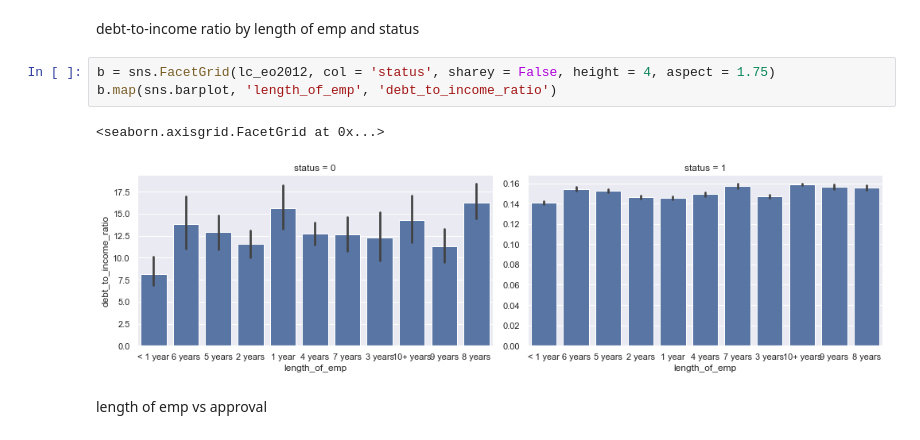
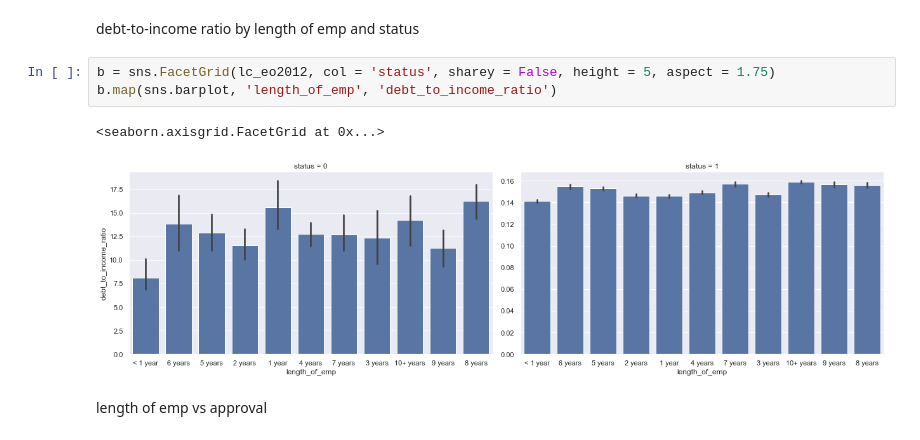
Before and after one commit to dynacao/lendingclub_ml, a Jupyter notebook: LC_EDA.ipynb, the cells around one changed output. Cells and saved outputs as stored; diff of their text form.

```diff
--- a/LC_EDA.ipynb
+++ b/LC_EDA.ipynb
@@ -112,11 +112,11 @@ sns.barplot(data = lc_eo2012, x = 'status', y = 'debt_to_income_ratio', ci = 99)
 # %% [markdown]
 debt-to-income ratio by length of emp and status
 # %%
-b = sns.FacetGrid(lc_eo2012, col = 'status', sharey = False, height = 4, aspect = 1.75)
+b = sns.FacetGrid(lc_eo2012, col = 'status', sharey = False, height = 5, aspect = 1.75)
 b.map(sns.barplot, 'length_of_emp', 'debt_to_income_ratio')
 # %% [output]
 <seaborn.axisgrid.FacetGrid at 0x...>
-[figure, old version]
+[figure, new version]
 # %% [markdown]
 length of emp vs approval
 # %%
```
Also changed, not shown: parts of 12 cells of this notebook.
